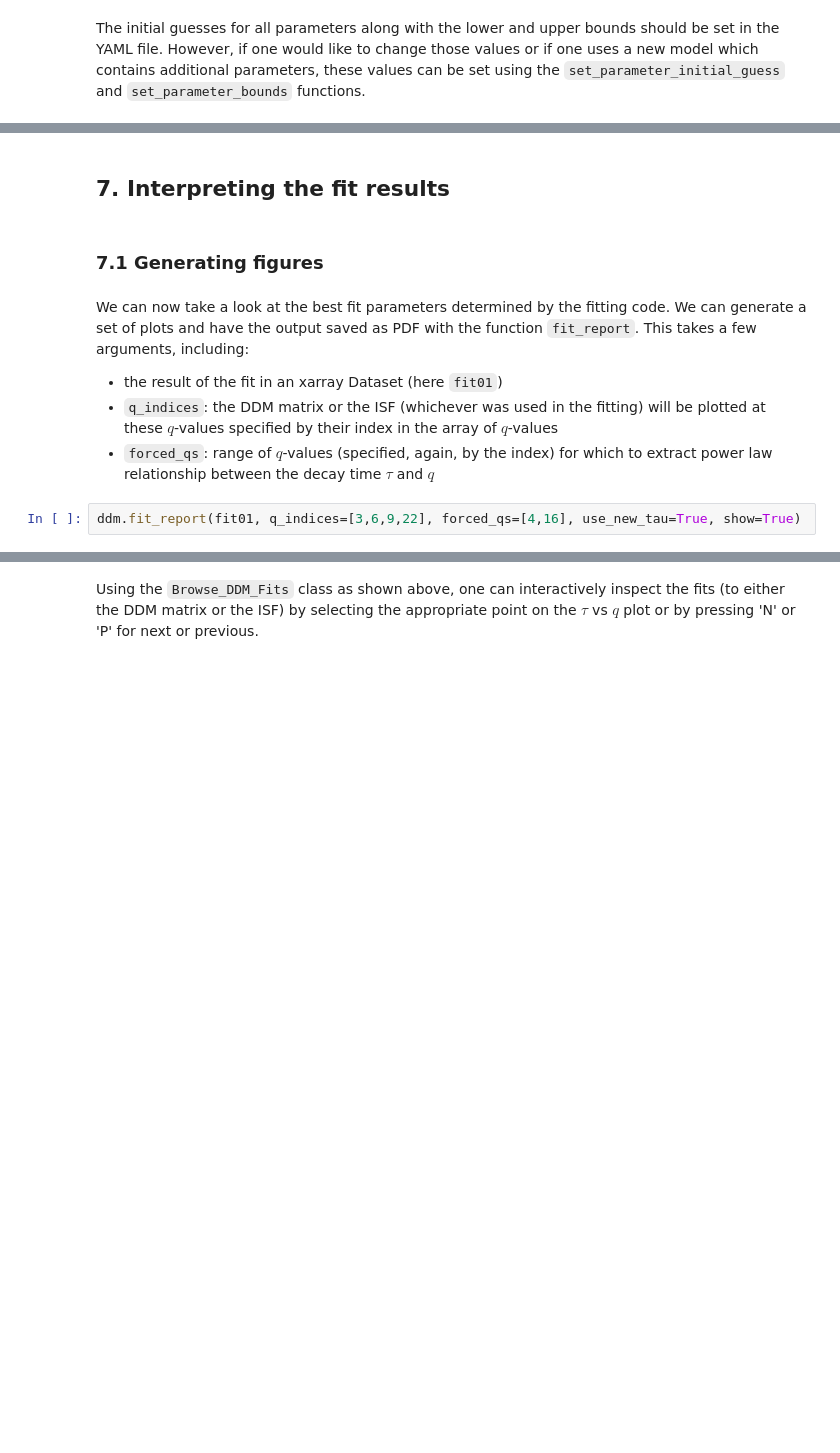
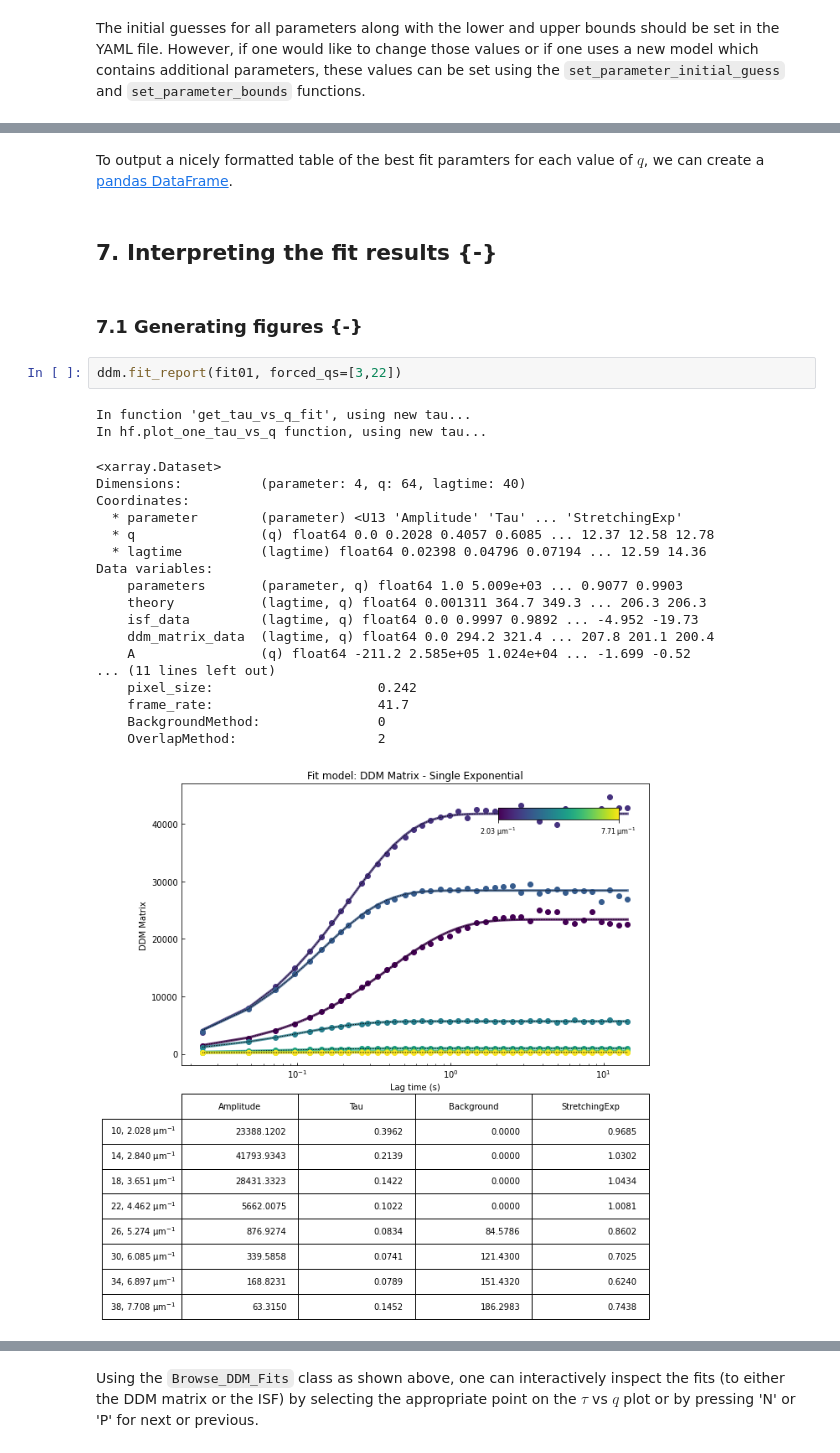
Before and after one commit to rmcgorty/PyDDM, a Jupyter notebook: Examples/DDM - Protocol Steps.ipynb, the cells around one changed output, grey strips where cells are left out. Cells and saved outputs as stored; diff of their text form; blank space fills up the shorter version.

```diff
--- a/Examples/DDM - Protocol Steps.ipynb
+++ b/Examples/DDM - Protocol Steps.ipynb
@@ -265,11 +302,29 @@ KeyError: 'Auto_update_good_q_range'
+# %% [markdown]
+To output a nicely formatted table of the best fit paramters for each value of $q$, we can create a [pandas DataFrame](https://pandas.pydata.org/docs/reference/frame.html).
 # %% [markdown]
-## 7. Interpreting the fit results
+## 7. Interpreting the fit results {-}
 # %% [markdown]
-### 7.1 Generating figures
+### 7.1 Generating figures {-}
-# %% [markdown]
-We can now take a look at the best fit parameters determined by the fitting code. We can generate a set of plots and have the output saved as PDF with the function `fit_report`. This takes a few arguments, including:
-* the result of the fit in an xarray Dataset (here `fit01`)
-* `q_indices`: the DDM matrix or the ISF (whichever was used in the fitting) will be plotted at these $q$-values specified by their index in the array of $q$-values
-* `forced_qs`: range of $q$-values (specified, again, by the index) for which to extract power law relationship between the decay time $\tau$ and $q$
 # %%
-ddm.fit_report(fit01, q_indices=[3,6,9,22], forced_qs=[4,16], use_new_tau=True, show=True)
+ddm.fit_report(fit01, forced_qs=[3,22])
+# %% [output]
+In function 'get_tau_vs_q_fit', using new tau...
+In hf.plot_one_tau_vs_q function, using new tau...
+<xarray.Dataset>
+Dimensions:          (parameter: 4, q: 64, lagtime: 40)
+Coordinates:
+  * parameter        (parameter) <U13 'Amplitude' 'Tau' ... 'StretchingExp'
+  * q                (q) float64 0.0 0.2028 0.4057 0.6085 ... 12.37 12.58 12.78
+  * lagtime          (lagtime) float64 0.02398 0.04796 0.07194 ... 12.59 14.36
+Data variables:
+    parameters       (parameter, q) float64 1.0 5.009e+03 ... 0.9077 0.9903
+    theory           (lagtime, q) float64 0.001311 364.7 349.3 ... 206.3 206.3
+    isf_data         (lagtime, q) float64 0.0 0.9997 0.9892 ... -4.952 -19.73
+    ddm_matrix_data  (lagtime, q) float64 0.0 294.2 321.4 ... 207.8 201.1 200.4
+    A                (q) float64 -211.2 2.585e+05 1.024e+04 ... -1.699 -0.52
+... (11 lines left out)
+    pixel_size:                     0.242
+    frame_rate:                     41.7
+    BackgroundMethod:               0
+    OverlapMethod:                  2
+[figure, added]
```
Also changed, not shown: parts of 35 cells of this notebook.
